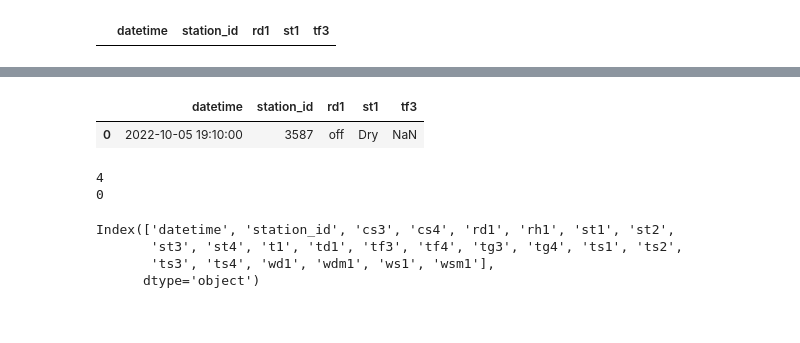
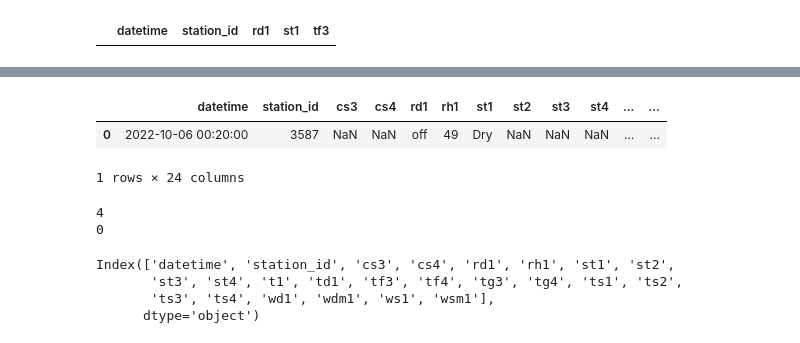
Before and after one commit to canon14/ETL-Projects, a Jupyter notebook: CS50P_HW.ipynb, the cells around one changed output, grey strips where cells are left out. Cells and saved outputs as stored; diff of their text form; code cells hidden in the pictures.

```diff
--- a/CS50P_HW.ipynb
+++ b/CS50P_HW.ipynb
@@ -133,8 +104,52 @@ for content in data['observation']['instance'][2]['resultOf']['value']:
-# %%
-test_df
-# %% [output]
-|  | datetime | station_id | rd1 | st1 | tf3 |
-| 0 | 2022-10-05 19:10:00 | 3587 | off | Dry | NaN |
+# %%
+df['datetime'] = [data['observation']['instance'][2]['resultOf']['@timestamp']]
+df['station_id'] = [data['observation']['instance'][2]['target']['id']]
+
+for content in data['observation']['instance'][2]['resultOf']['value']:
+  if content['@code'] == 'CS' and content['@no'] == '3':
+    df['cs3'] = int(float(content['#text']))
+  if content['@code'] == 'CS' and content['@no'] == '4':
+    df['cs4'] = int(float(content['#text']))
+  if content['@code'] == 'RD' and content['@no'] == '1':
+    df['rd1'] = RD[int(float(content['#text']))]
+  if content['@code'] == 'RH' and content['@no'] == '1':
+    df['rh1'] = int(float(content['#text']))
+  if content['@code'] == 'ST' and content['@no'] == '1':
+    df['st1'] = ST[int(float(content['#text']))]
+  if content['@code'] == 'ST' and content['@no'] == '2':
+    df['st2'] = ST[int(float(content['#text']))]
+  if content['@code'] == 'ST' and content['@no'] == '3':
+    df['st3'] = ST[int(float(content['#text']))]
+  if content['@code'] == 'ST' and content['@no'] == '4':
+    df['st4'] = ST[int(float(content['#text']))]
+  if content['@code'] == 'T' and content['@no'] == '1':
+    df['t1'] = float(content['#text'])
+  if content['@code'] == 'TD' and content['@no'] == '1':
+    df['td1'] = float(content['#text'])
+  if content['@code'] == 'TF3' and content['@no'] == '3':
+    df['tf3'] = int(float(content['#text']))
+  if content['@code'] == 'TF4' and content['@no'] == '4':
+    df['tf4'] = int(float(content['#text']))
+  if content['@code'] == 'TG3' and content['@no'] == '3':
+    df['tg3'] = float(content['#text'])
+  if content['@code'] == 'TG4' and content['@no'] == '4':
+    df['tg4'] = float(content['#text'])
+  if content['@code'] == 'TS1' and content['@no'] == '1':
+    df['ts1'] = float(content['#text'])
+  if content['@code'] == 'TS2' and content['@no'] == '2':
+    df['ts2'] = float(content['#text'])
+  if content['@code'] == 'TS3' and content['@no'] == '3':
+    df['ts3'] = float(content['#text'])
+  if content['@code'] == 'TS4' and content['@no'] == '4':
+    df['ts4'] = float(content['#text'])
+  # test_df['rd1'] = [int(float(content['#text'])) if content['@code'] == 'RD' else 'null']
+  # test_df['st1'] = [int(float(content['#text'])) if content['@code'] == 'ST' else 'null']
+# %%
+df
+# %% [output]
+|  | datetime | station_id | cs3 | cs4 | rd1 | rh1 | st1 | st2 | st3 | st4 | ... | ... |
+| 0 | 2022-10-06 00:20:00 | 3587 | NaN | NaN | off | 49 | Dry | NaN | NaN | NaN | ... | ... |
+1 rows × 24 columns
 # %%
 for content in data['observation']['instance'][2]['resultOf']['value']:
   if content['@code'] == 'ST':
```
Also changed, not shown: parts of 6 cells of this notebook.
